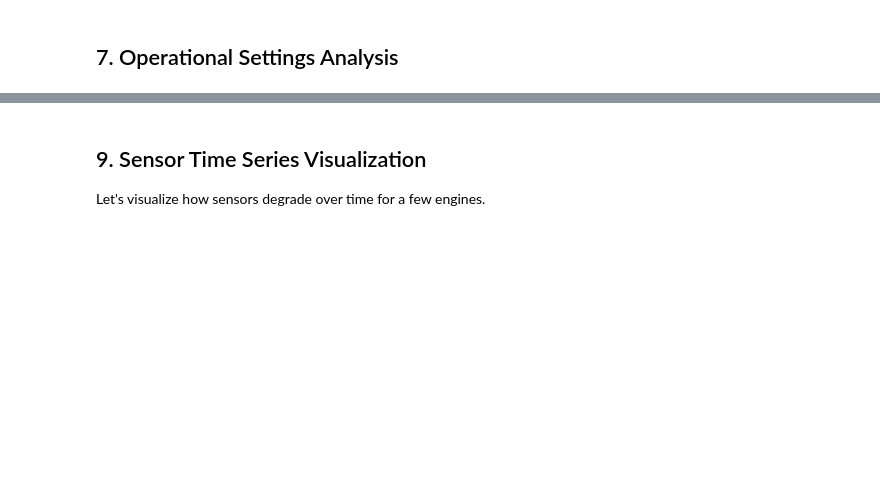
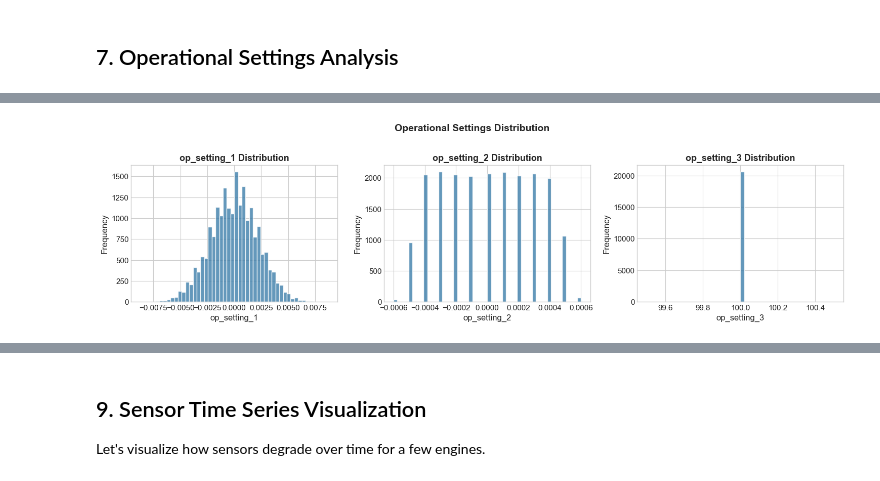
Before and after one commit to pverma-21/aircraft-engine-failure-ml-detection-system, a Jupyter notebook: 01_data_exploration.ipynb, the cells around one changed output, grey strips where cells are left out. Cells and saved outputs as stored; diff of their text form; code cells hidden in the pictures; blank space fills up the shorter version.

```diff
--- a/01_data_exploration.ipynb
+++ b/01_data_exploration.ipynb
@@ -226,16 +321,18 @@ for col in operational_settings:
 # %%
 # Visualize operational settings
 fig, axes = plt.subplots(1, 3, figsize=(15, 4))
 
 for i, col in enumerate(operational_settings):
     axes[i].hist(train_df[col], bins=50, color=COLORS['secondary'], edgecolor='white', alpha=0.8)
     axes[i].set_xlabel(col, fontsize=12)
     axes[i].set_ylabel('Frequency', fontsize=12)
     axes[i].set_title(f'{col} Distribution', fontsize=13, fontweight='bold')
 
-plt.suptitle('Operational Settings Distribution (FD001)', fontsize=14, fontweight='bold', y=1.02)
+plt.suptitle('Operational Settings Distribution', fontsize=14, fontweight='bold', y=1.02)
 plt.tight_layout()
 plt.show()
+# %% [output]
+[figure, added]
 # %%
 # Check for constant sensors (no variation)
 print("Sensor Variability Analysis:")
```
Also changed, not shown: parts of 25 cells of this notebook, 1 other file.
